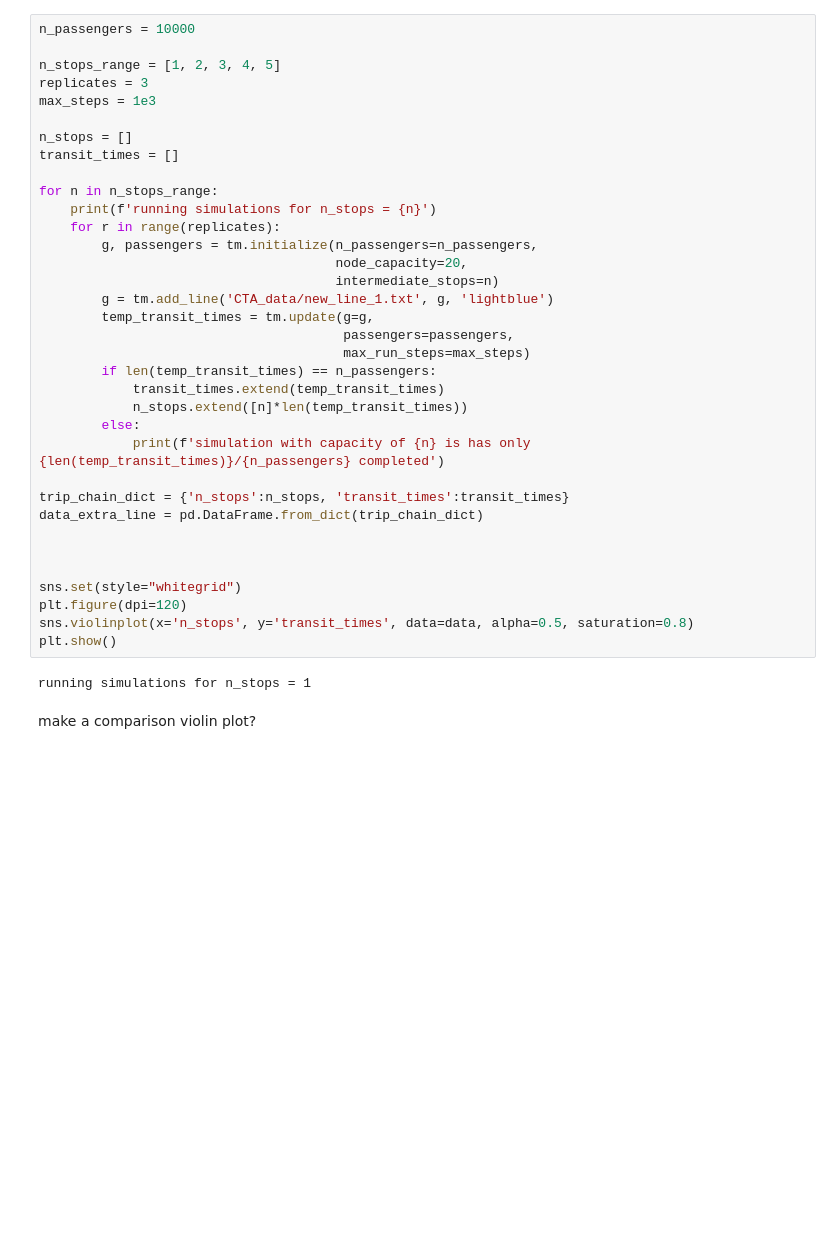
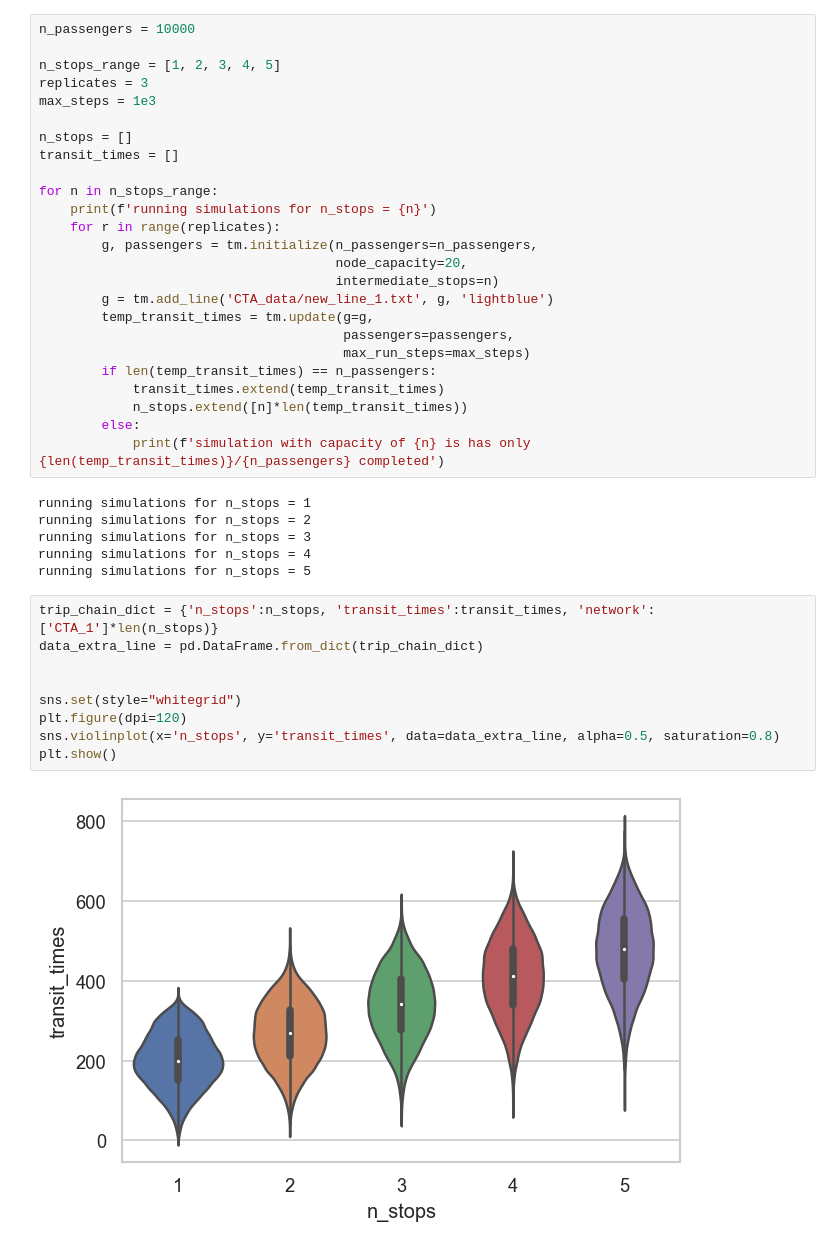
Before and after one commit to atravitz/transit_models, a Jupyter notebook: 3.2-trip_chaining.ipynb, the cells around one changed output. Drawn from its saved outputs; the diff is of its cells as text; blank space fills up the shorter version.

```diff
--- a/3.2-trip_chaining.ipynb
+++ b/3.2-trip_chaining.ipynb
@@ -71,17 +87,20 @@ for n in n_stops_range:
             n_stops.extend([n]*len(temp_transit_times))
         else:
             print(f'simulation with capacity of {n} is has only {len(temp_transit_times)}/{n_passengers} completed')
-
-trip_chain_dict = {'n_stops':n_stops, 'transit_times':transit_times}
-data_extra_line = pd.DataFrame.from_dict(trip_chain_dict)
-
-
-
-sns.set(style="whitegrid")
-plt.figure(dpi=120)
-sns.violinplot(x='n_stops', y='transit_times', data=data, alpha=0.5, saturation=0.8)
-plt.show()
 # %% [output]
 running simulations for n_stops = 1
+running simulations for n_stops = 2
+running simulations for n_stops = 3
+running simulations for n_stops = 4
+running simulations for n_stops = 5
-# %% [markdown]
-make a comparison violin plot?
+# %%
+trip_chain_dict = {'n_stops':n_stops, 'transit_times':transit_times, 'network':['CTA_1']*len(n_stops)}
+data_extra_line = pd.DataFrame.from_dict(trip_chain_dict)
+
+
+sns.set(style="whitegrid")
+plt.figure(dpi=120)
+sns.violinplot(x='n_stops', y='transit_times', data=data_extra_line, alpha=0.5, saturation=0.8)
+plt.show()
+# %% [output]
+[figure, added]
```
Also changed, not shown: parts of 7 cells of this notebook, 4 other files.
